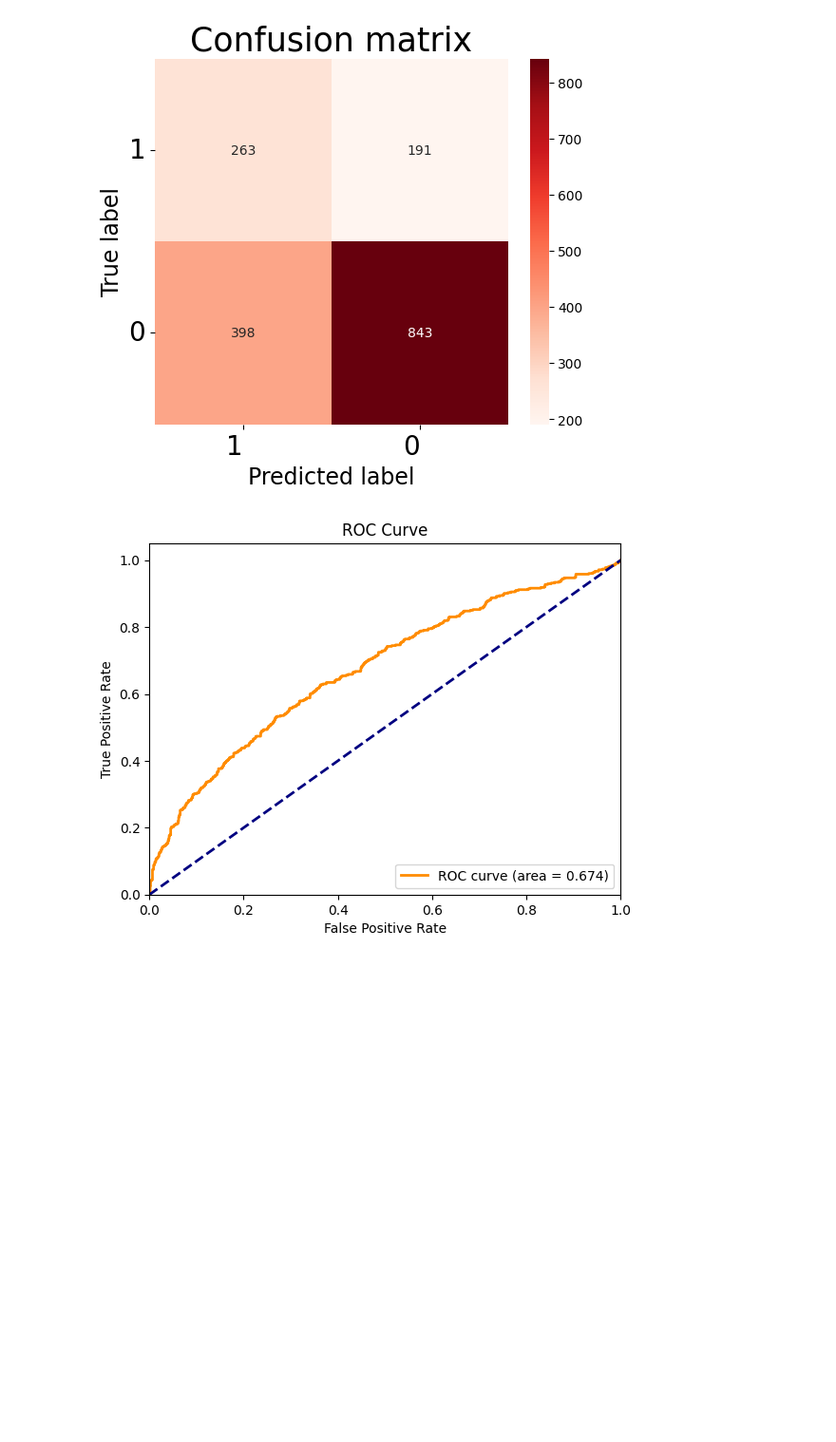
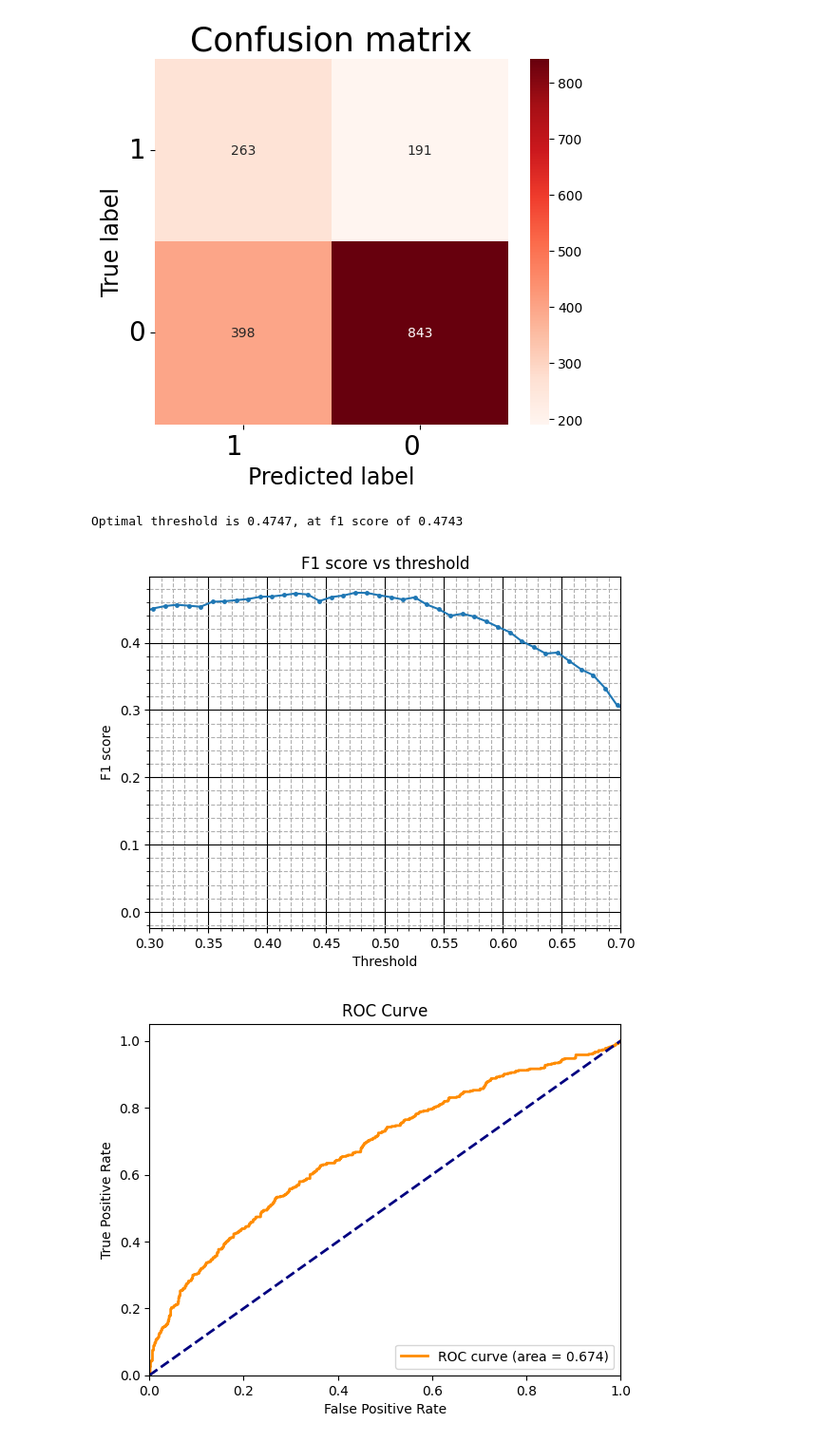
Before and after one commit to Johneinsteinwong/COMP7015_GroupProject, a Jupyter notebook: training.ipynb, the cells around one changed output. Shown: that part at 95% size. Saved outputs shown, nothing was run; the diff lists cells and outputs as text; code cells hidden in the pictures; blank space fills up the shorter version.

```diff
--- a/training.ipynb
+++ b/training.ipynb
@@ -150,5 +155,5 @@ plt.show()
 # %%
-y_prob = logit.predict_proba(x_test)
+y_prob = logit.predict_proba(x_test)[:,1]
 y_label = logit.predict(x_test)
 evaluate_model(y_test, y_label, y_prob)
 # %% [output]
@@ -158,6 +163,11 @@ Recall: 0.579
 F1 Score: 0.472
 AUC score: 0.674
 [figure]
+# %%
+plot_f1_vs_thr(y_test, y_prob)
+# %% [output]
+Optimal threshold is 0.4747, at f1 score of 0.4743
+[figure, added]
 # %%
 plot_roc(y_test, y_prob)
 # %% [output]
```
Also changed, not shown: parts of 8 cells of this notebook, 1 other file.
